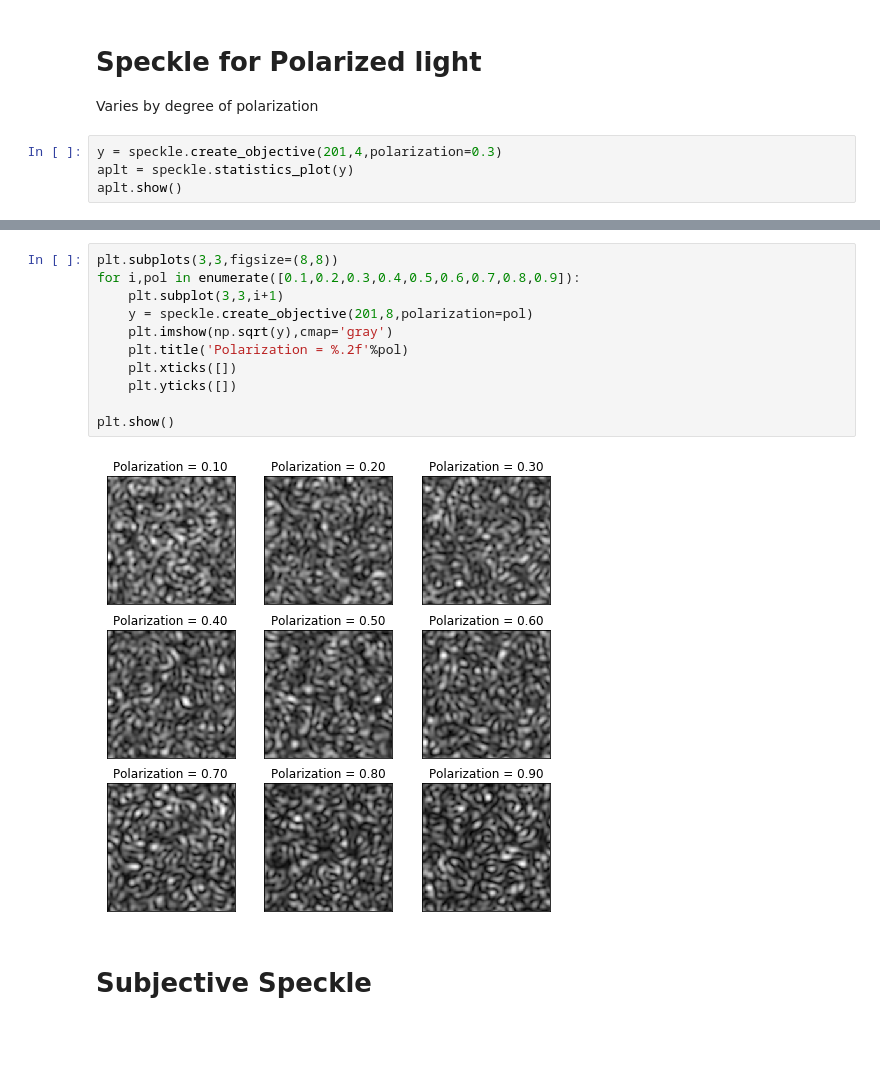
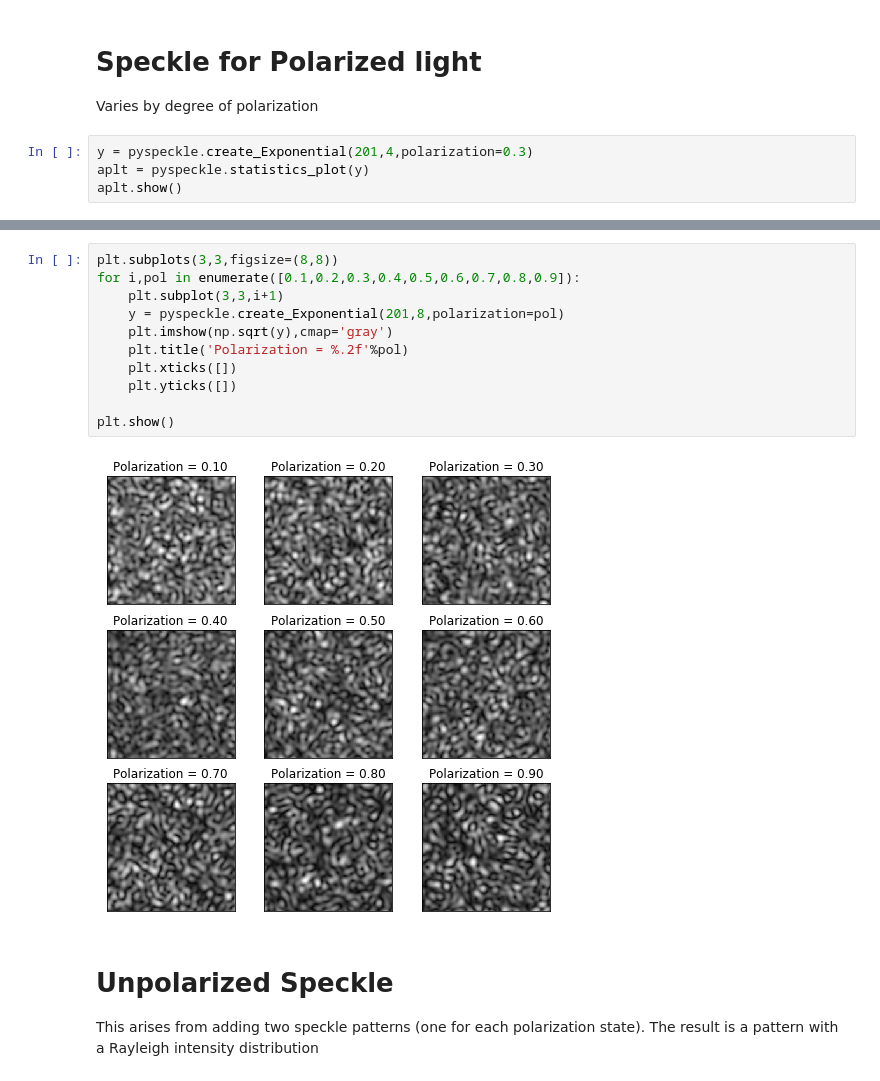
Before and after one commit to scottprahl/pyspeckle, a Jupyter notebook: doc/1-basics.ipynb, the cells around one changed output, grey strips where cells are left out. Cells and saved outputs as stored; diff of their text form; blank space fills up the shorter version.

```diff
--- a/doc/1-basics.ipynb
+++ b/doc/1-basics.ipynb
@@ -150,7 +145,7 @@ aplt.show()
 
 Varies by degree of polarization
 # %%
-y = speckle.create_objective(201,4,polarization=0.3)
-aplt = speckle.statistics_plot(y)
+y = pyspeckle.create_Exponential(201,4,polarization=0.3)
+aplt = pyspeckle.statistics_plot(y)
 aplt.show()
 # %% [output]
@@ -158,16 +153,18 @@ aplt.show()
 # %%
 plt.subplots(3,3,figsize=(8,8))
 for i,pol in enumerate([0.1,0.2,0.3,0.4,0.5,0.6,0.7,0.8,0.9]):
     plt.subplot(3,3,i+1)
-    y = speckle.create_objective(201,8,polarization=pol)
+    y = pyspeckle.create_Exponential(201,8,polarization=pol)
     plt.imshow(np.sqrt(y),cmap='gray')
     plt.title('Polarization = %.2f'%pol)
     plt.xticks([])
     plt.yticks([])
 
 plt.show()
 # %% [output]
-[figure, old version]
+[figure, new version]
-# %% [markdown]
-# Subjective Speckle
+# %% [markdown]
+# Unpolarized Speckle
+
+This arises from adding two speckle patterns (one for each polarization state).  The result is a pattern with a Rayleigh intensity distribution
 # %%
```
Also changed, not shown: parts of 15 cells of this notebook, 1 other file.
